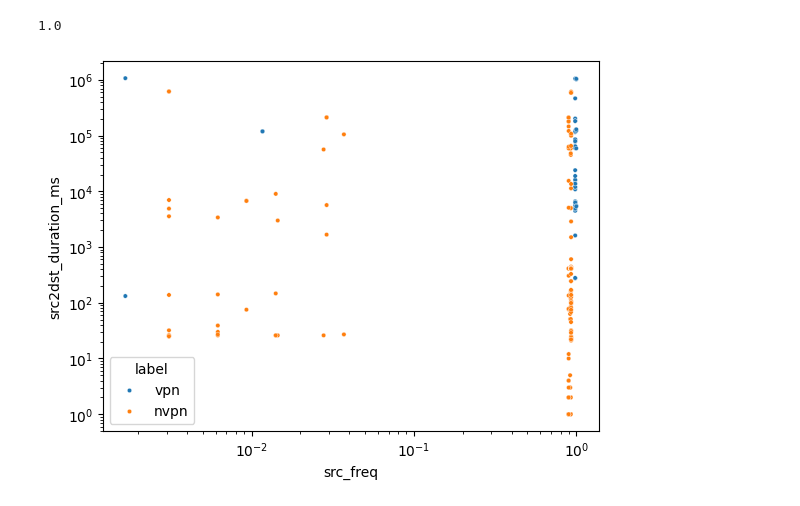
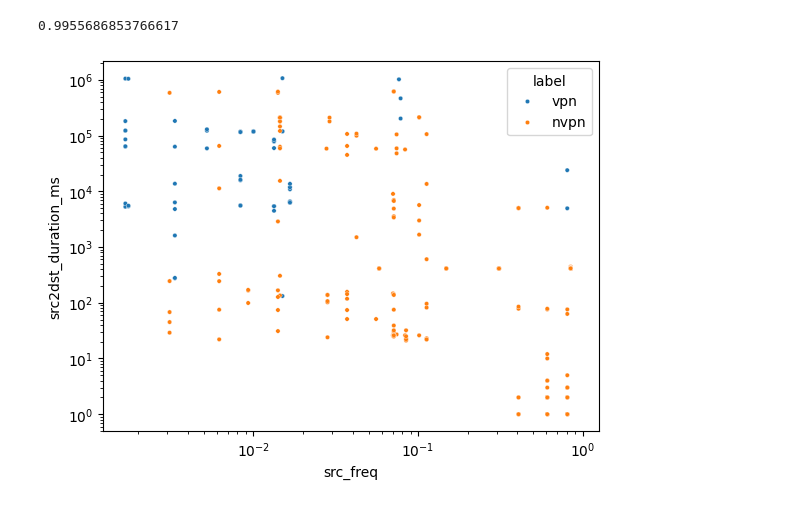
Before and after one commit to haenah/vpn-proxy-detector, a Jupyter notebook: detector/test.ipynb, the cells around one changed output. Saved outputs shown, nothing was run; the diff lists cells and outputs as text; code cells hidden in the pictures.

```diff
--- a/detector/test.ipynb
+++ b/detector/test.ipynb
@@ -22,7 +21,7 @@ def load_csv_file_group(group_idx):
     for filename, is_vpn in file_name_group:
         filename = filename.split(".")[0]
         try:
-            df = pd.read_csv(f"./{is_vpn}_csv/{filename}.csv")
+            df = pd.read_csv(f".data/{is_vpn}_csv/{filename}.csv")
             df_len = len(df)
             df['source'] = filename
             df['weight'] = 1 / df_len
@@ -62,7 +61,7 @@ def load_nfs_file_group(group_idx):
     for filename, is_vpn in file_name_group:
         filename = filename.split(".")[0]
         try:
-            df = pd.read_csv(f"./nfs/{filename}.csv")
+            df = pd.read_csv(f"./preprocessed/nfs/{filename}.csv")
         except:
             print(filename + ".csv")
             pass
@@ -73,33 +72,32 @@ def load_nfs_file_group(group_idx):
     return df
 # %%
 from sklearn.ensemble import RandomForestClassifier
-from sklearn.datasets import make_classification
-from nfstream import NFPlugin, NFStreamer
+from sklearn.metrics import f1_score
+from nf_attributes import train_attributes
 
 
 df = load_nfs_file_group(-1)
 file_names = [file_name[0] for file_name in file_name_groups[3]]
 df = df[df['file_name'].isin(file_names)]
 
-#sns.scatterplot(data=df, x='src_freq', y='src2dst_bytes', hue='label', s=10.0, alpha=1.0)
 sns.scatterplot(data=df, x='src_freq', y='src2dst_duration_ms', hue='label', s=10.0, alpha=1.0)
 plt.xscale('log')
 plt.yscale('log')
 
 
 
-X = df[["src_freq", "src2dst_duration_ms"]]
+X = df[train_attributes]
 y = df["label"].apply(lambda x: 1 if x == 'vpn' else 0)
 dataset_size = len(X)
 train_mask = np.random.rand(dataset_size) < 0.7
 X_train = X[train_mask]
 y_train = y[train_mask]
 X_test = X[~train_mask]
 y_test = y[~train_mask]
-clf = RandomForestClassifier(max_depth=2, random_state=0)
+clf = RandomForestClassifier(random_state=0)
 clf.fit(X_train, y_train)
 prediction = clf.predict(X_test)
-print((prediction == y_test).sum() / len(y_test))
+print(f1_score(y_test, prediction))
 # %% [output]
-1.0
+0.9955686853766617
-[figure, old version]
+[figure, new version]
```
Also changed, not shown: parts of 6 cells of this notebook, 6 other files.
